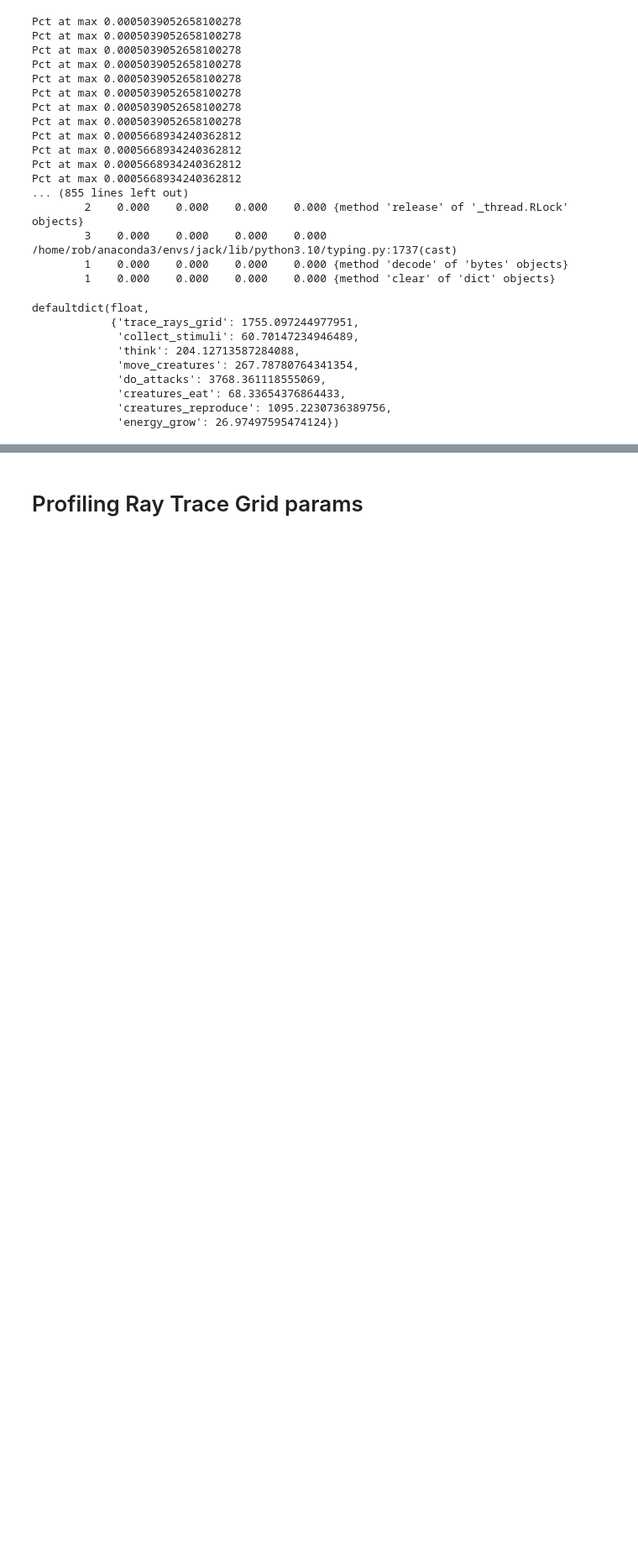
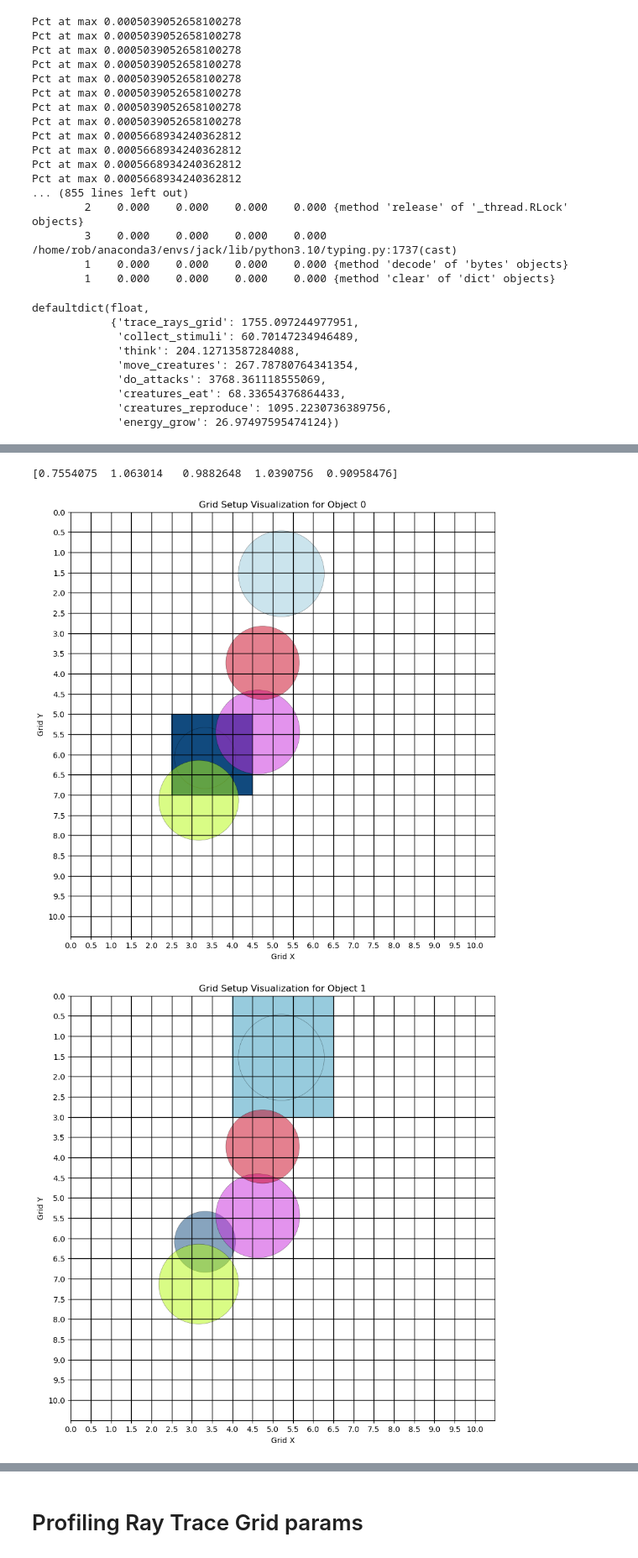
Before and after one commit to JacksonKaunismaa/evolution, a Jupyter notebook: base.ipynb, the cells around one changed output, grey strips where cells are left out. Shown: that part at 84% size. Saved outputs shown, nothing was run; the diff lists cells and outputs as text; code cells hidden in the pictures; blank space fills up the shorter version.

```diff
--- a/base.ipynb
+++ b/base.ipynb
@@ -283,0 +226,9 @@ defaultdict(float,
+# %%
+torch.random.manual_seed(101)
+game = world.World(5, 10, 10)
+ps = game.compute_grid_setup(cell_size=0.5)
+game.visualize_grid_setup(*ps)
+# %% [output]
+[0.7554075  1.063014   0.9882648  1.0390756  0.90958476]
+[figure, added]
+[figure, added]
```
Also changed, not shown: parts of 10 cells of this notebook, 2 other files.
